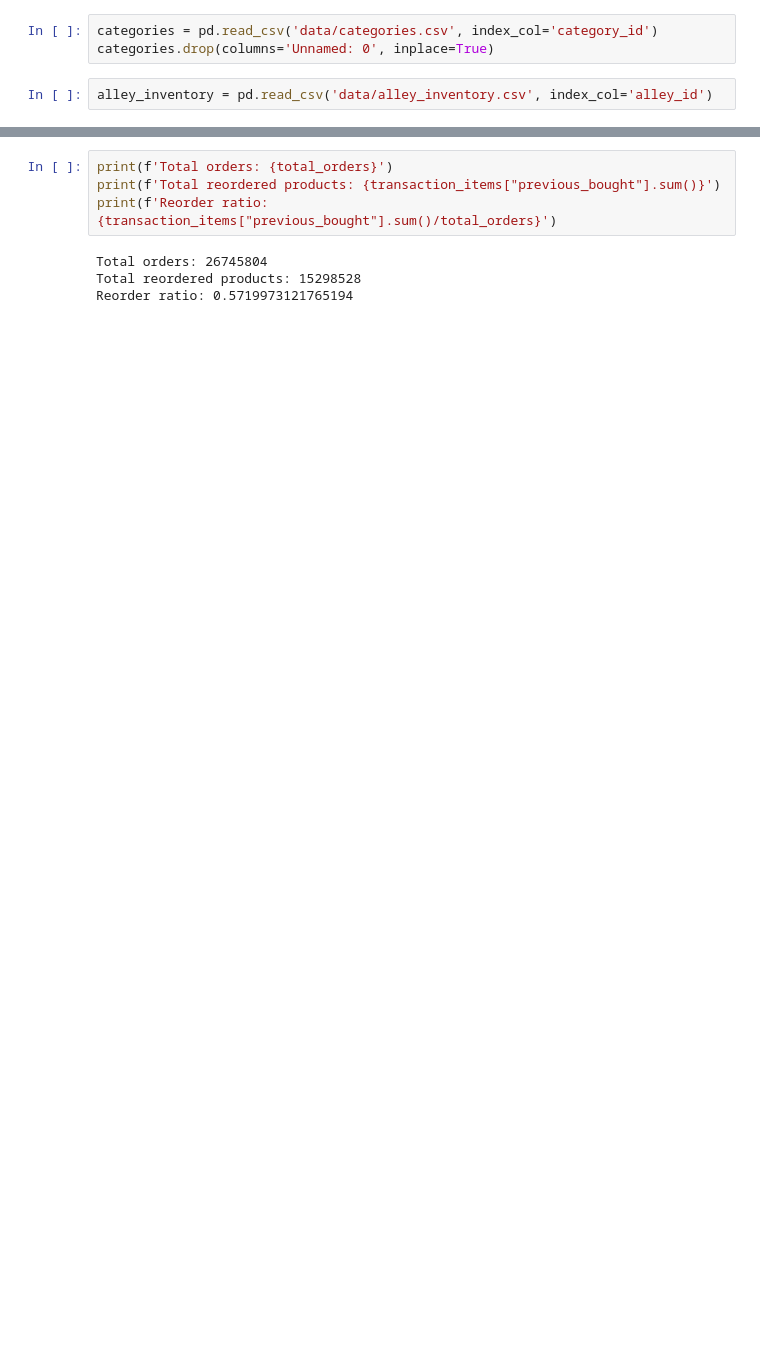
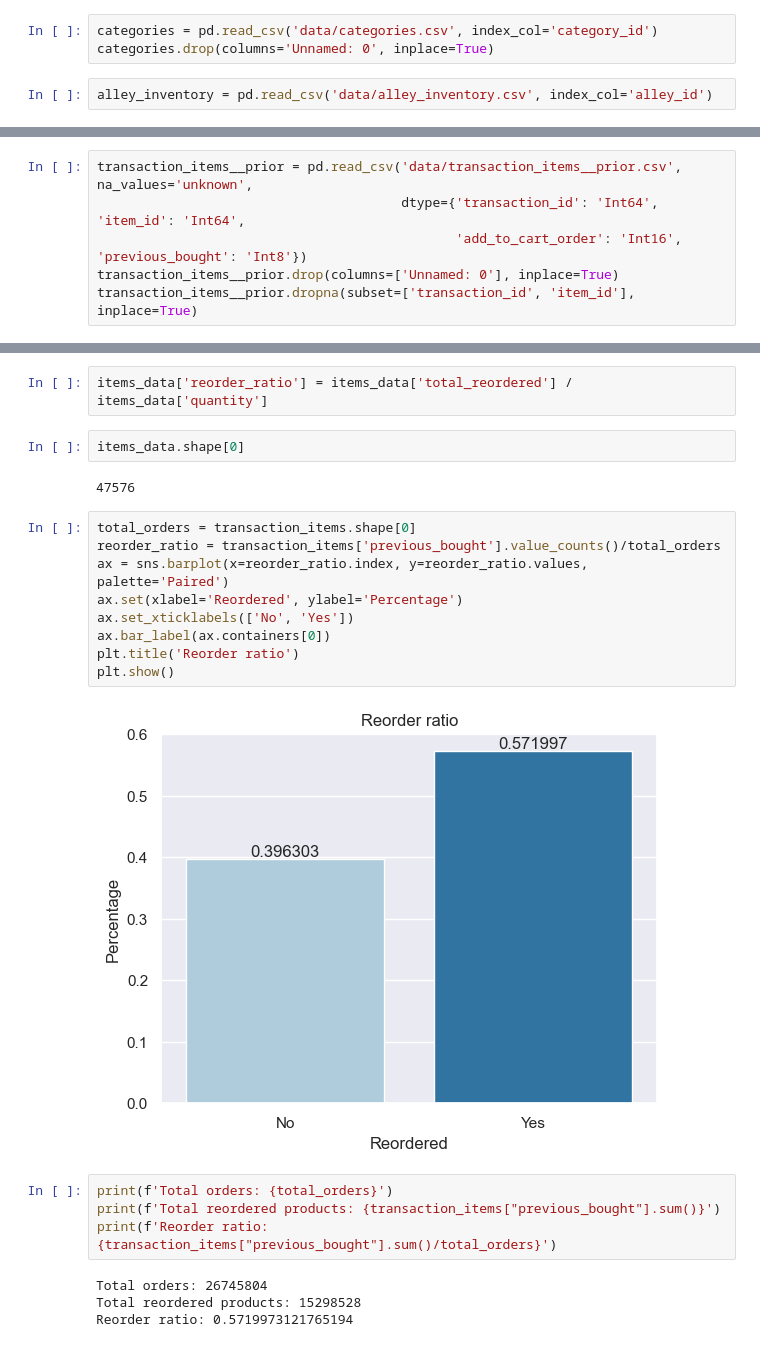
Before and after one commit to tomasz-beton/business-hackathon, a Jupyter notebook: data_exploration.ipynb, the cells around one changed output, grey strips where cells are left out. Cells and saved outputs as stored; diff of their text form; blank space fills up the shorter version.

```diff
--- a/data_exploration.ipynb
+++ b/data_exploration.ipynb
@@ -185,0 +24,6 @@ plt.show()
+# %%
+transaction_items__prior = pd.read_csv('data/transaction_items__prior.csv', na_values='unknown',
+                                       dtype={'transaction_id': 'Int64', 'item_id': 'Int64',
+                                              'add_to_cart_order': 'Int16', 'previous_bought': 'Int8'})
+transaction_items__prior.drop(columns=['Unnamed: 0'], inplace=True)
+transaction_items__prior.dropna(subset=['transaction_id', 'item_id'], inplace=True)
@@ -186,3 +109,20 @@ plt.show()
+# %%
+items_data['reorder_ratio'] = items_data['total_reordered'] / items_data['quantity']
+# %%
+items_data.shape[0]
+# %% [output]
+47576
+# %%
+total_orders = transaction_items.shape[0]
+reorder_ratio = transaction_items['previous_bought'].value_counts()/total_orders
+ax = sns.barplot(x=reorder_ratio.index, y=reorder_ratio.values, palette='Paired')
+ax.set(xlabel='Reordered', ylabel='Percentage')
+ax.set_xticklabels(['No', 'Yes'])
+ax.bar_label(ax.containers[0])
+plt.title('Reorder ratio')
+plt.show()
+# %% [output]
+[figure, added]
 # %%
 print(f'Total orders: {total_orders}')
 print(f'Total reordered products: {transaction_items["previous_bought"].sum()}')
```
Also changed, not shown: parts of 38 cells of this notebook.
